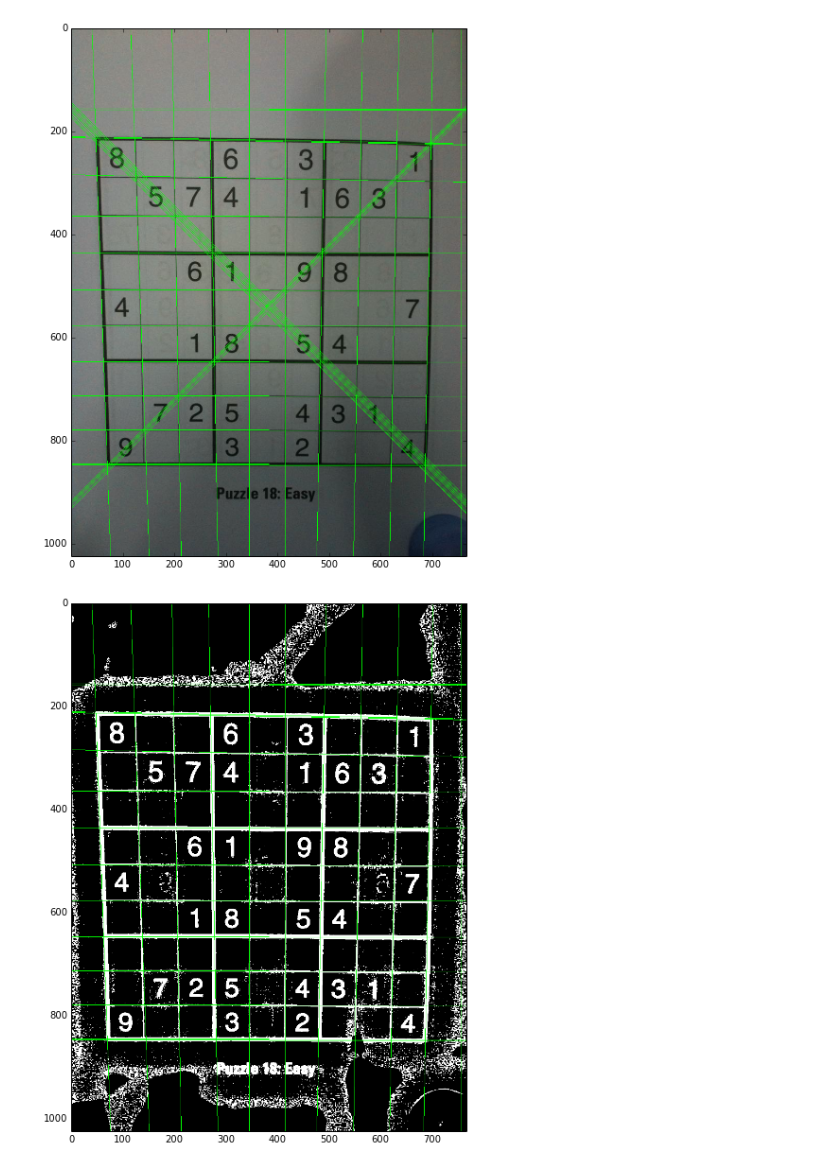
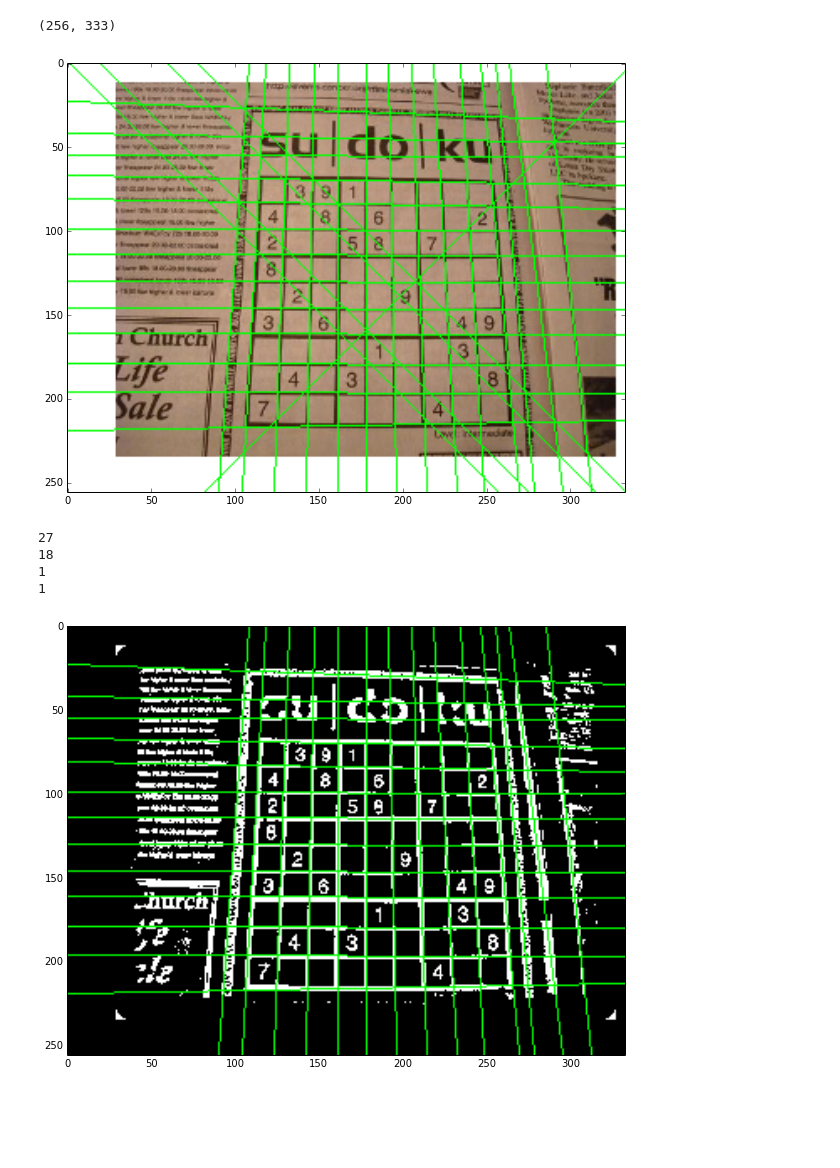
Before and after one commit to mrfuxi/sudoku, a Jupyter notebook: external.ipynb, the cells around one changed output. Saved outputs shown, nothing was run; the diff lists cells and outputs as text; code cells hidden in the pictures; blank space fills up the shorter version.

```diff
--- a/external.ipynb
+++ b/external.ipynb
@@ -11,15 +14,17 @@ import numpy as np
 import cv2
 plt.rcParams['figure.figsize'] = (10.0, 10.0)
 # %%
-img_org = process.get_example_image('s6.png')
+img_org = process.get_example_image('s8.png')  # 's6.png'
 img = process.pre_process(img_org)
+print img.shape
 lines = process.find_lines(img, 100)
 dedup = low_structures.remove_duplicate_lines(lines, 15, img.shape)
 
 points = low_structures.intersections(dedup)
 img_w_lines = visualize.draw_lines(img_org, dedup, thickness=1)
 img_w_points = visualize.draw_points(img_w_lines, points.values())
 _ = plt.imshow(img_w_lines)
 # %% [output]
+(256, 333)
-[figure, old version]
+[figure, new version]
 # %%
@@ -27,9 +33,16 @@ buckets = low_structures.generate_angle_buckets(15, step=7.5, ortogonal=True)
 bucketed_lines = low_structures.put_lines_into_buckets(buckets, dedup)
 # %%
+for i, x in enumerate(bucketed_lines):
+    print len(x[1])
 empty = img_org.copy()
 empty.fill(0)
 angle, line_class = bucketed_lines[0]
 tmp = visualize.draw_lines(img, line_class, thickness=1)
+# tmp = visualize.draw_lines(img, line_class, thickness=1)
 _ = plt.imshow(tmp)
 # %% [output]
+27
+18
+1
+1
-[figure, old version]
+[figure, new version]
```
Also changed, not shown: parts of 6 cells of this notebook, 2 other files.
